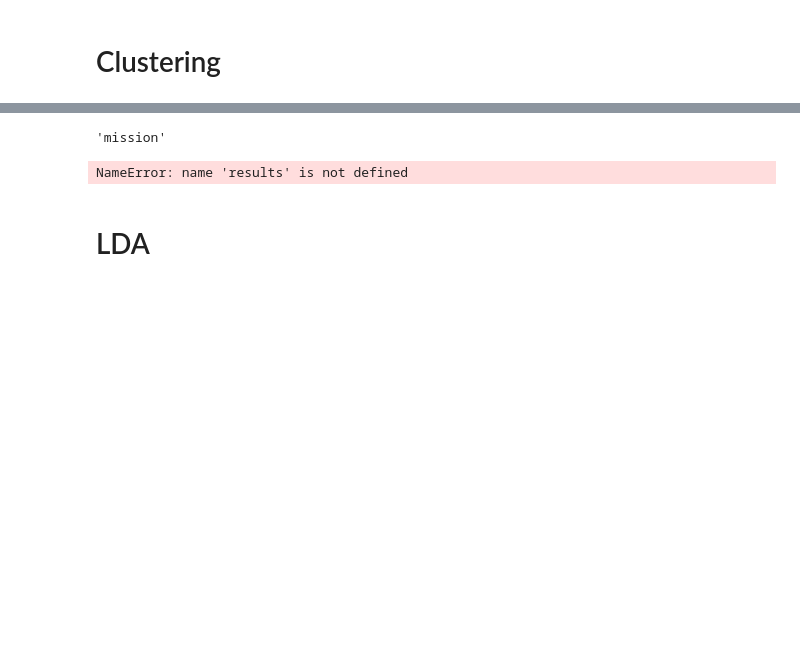
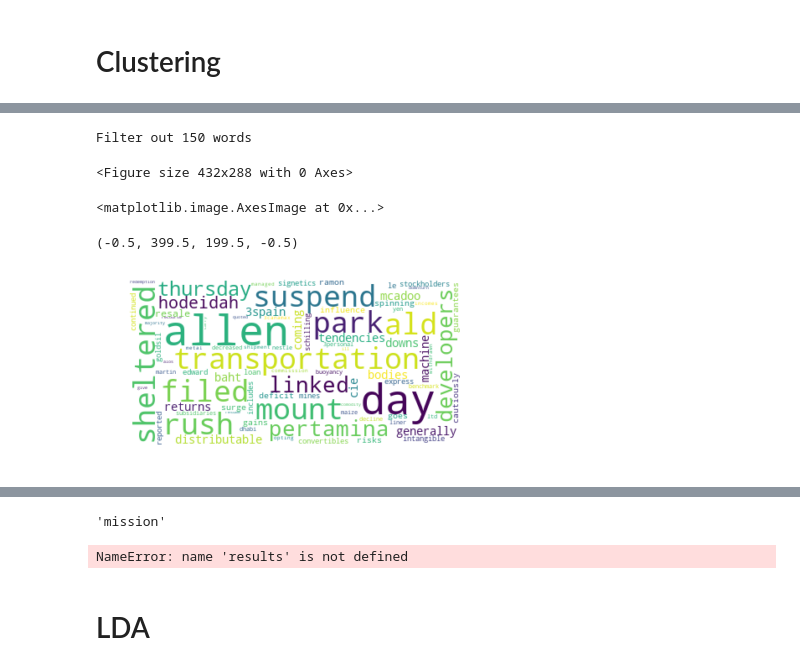
Before and after one commit to davidlenz/pvtm, a Jupyter notebook: 20_newsgroup.ipynb, the cells around one changed output, grey strips where cells are left out. Cells and saved outputs as stored; diff of their text form; code cells hidden in the pictures; blank space fills up the shorter version.

```diff
--- a/20_newsgroup.ipynb
+++ b/20_newsgroup.ipynb
@@ -160,0 +223,13 @@ for i, center in enumerate(cluster_centers):
+# %%
+import nltk
+from nltk.corpus import stopwords
+from nltk.tokenize import word_tokenize
+data_set = clusters_df.texts
+data_set = ''.join(data_set)
+stop_words = set(nltk.corpus.stopwords.words('english') + ['reuter', '\x03'])
+word_tokens = word_tokenize(data_set)
+data_set = [w for w in word_tokens if not w in stop_words]
+data_set = [x for x in data_set if not (x.isdigit()
+                                         or x[0] == '-' and x[1:].isdigit())]
+
+freq = pd.Series(' '.join(data_set).split()).value_counts()
@@ -160,0 +250,39 @@ for i, center in enumerate(cluster_centers):
+# %%
+filter_rate = 150
+print('Filter out', filter_rate, 'words')
+#freq.index[:filter_rate]
+# %% [output]
+Filter out 150 words
+# %%
+freq = list(freq.index[:filter_rate])
+clusters_df['texts'] = clusters_df['texts'].apply(lambda x: " ".join(x for x in x.split() if x not in freq))
+# %%
+from wordcloud import WordCloud, STOPWORDS, ImageColorGenerator
+import collections
+cluster_number=5
+words_topic=100
+
+data_set = clusters_df.texts[clusters_df.assignment==cluster_number]
+data_set = ''.join(data_set)
+stop_words = set(nltk.corpus.stopwords.words('english') + ['reuter', '\x03'])
+word_tokens = word_tokenize(data_set)
+data_set = [w for w in word_tokens if not w in stop_words]
+
+counter = collections.Counter(data_set)
+new_list= sorted( data_set, key=lambda x: (counter[x], x), reverse=True )
+new_list= list(set(new_list))
+#new_list = [x for x in new_list if not (x.isdigit()
+#                                         or x[0] == '-' and x[1:].isdigit())]
+
+text = new_list[0:words_topic]
+text = ', '.join(text)
+wordcloud = WordCloud(max_font_size=50, max_words=100, background_color="white").generate(text)
+plt.figure()
+plt.imshow(wordcloud, interpolation="bilinear")
+plt.axis("off")
+plt.show()
+# %% [output]
+<Figure size 432x288 with 0 Axes>
+<matplotlib.image.AxesImage at 0x...>
+(-0.5, 399.5, 199.5, -0.5)
+[figure, added]
```
Also changed, not shown: parts of 28 cells of this notebook.
